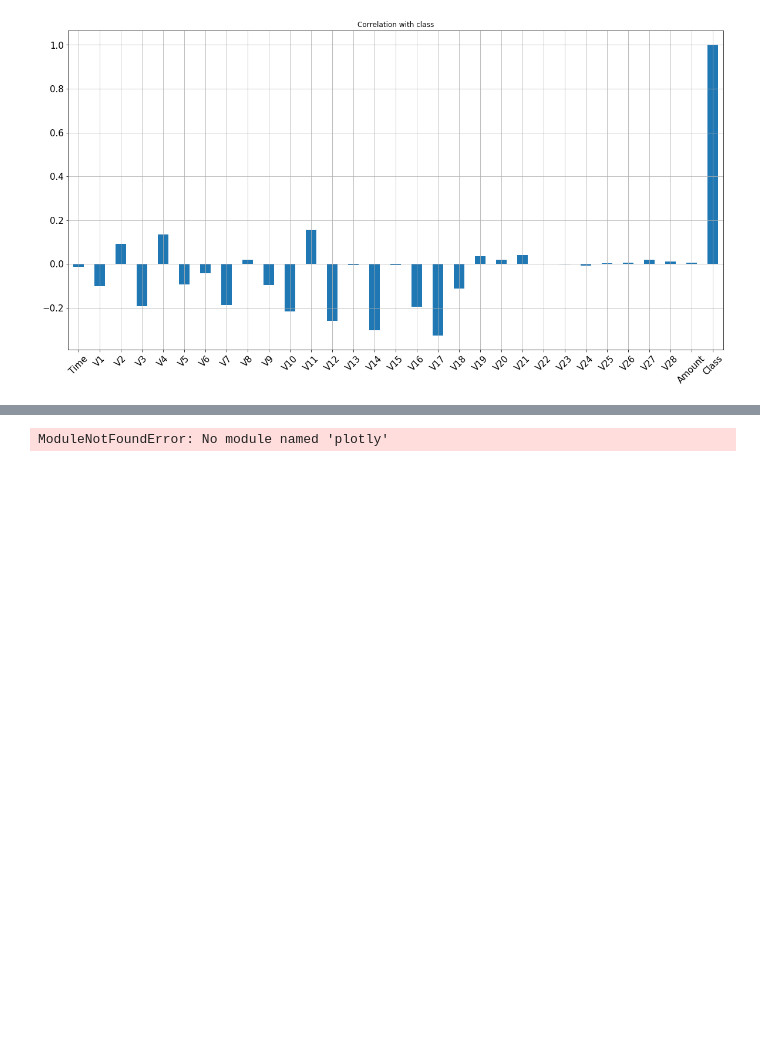
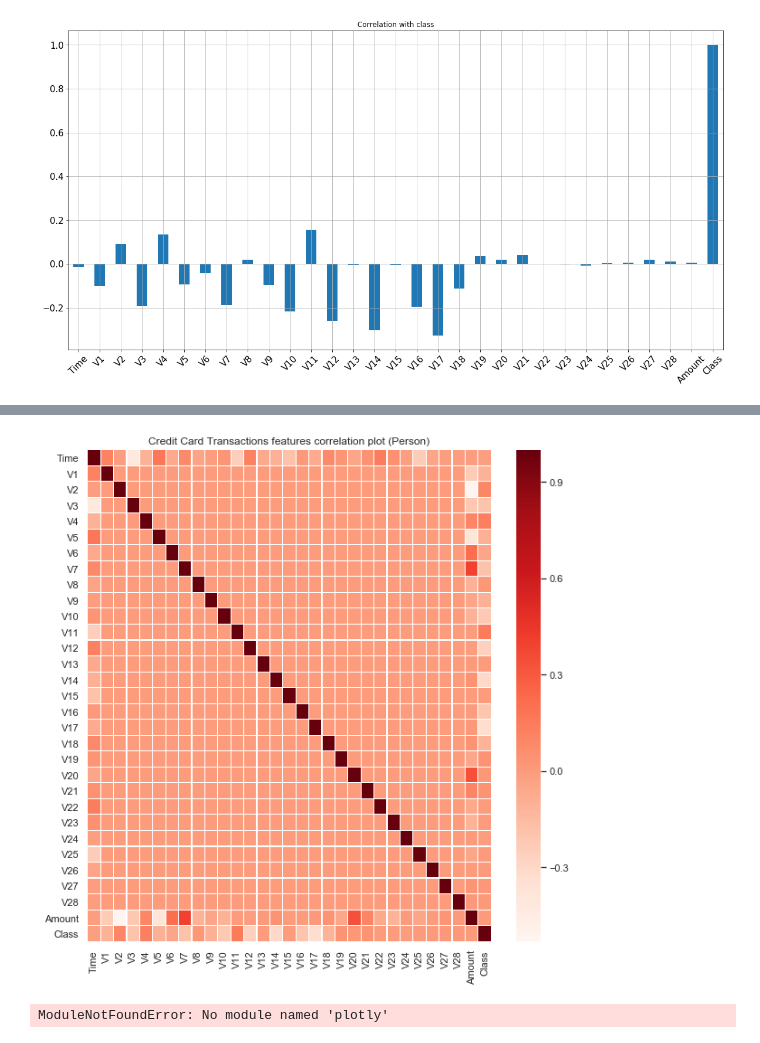
Before and after one commit to srivastavaaishwaryaa/DB, a Jupyter notebook: Creditcard.ipynb, the cells around one changed output, grey strips where cells are left out. Cells and saved outputs as stored; diff of their text form; code cells hidden in the pictures; blank space fills up the shorter version.

Commit message:
Correlation Matrix

```diff
--- a/Creditcard.ipynb
+++ b/Creditcard.ipynb
@@ -100,0 +86,11 @@ corr.head()
+# %%
+import seaborn as sn
+# Compute the correlation matrix
+corr = credit_card.corr()
+corr.head()
+plt.figure(figsize = (10,10))
+plt.title('Credit Card Transactions features correlation plot (Person)')
+sn.heatmap(corr,xticklabels=corr.columns,yticklabels=corr.columns,linewidths=.1,cmap="Reds")
+plt.show()
+# %% [output]
+[figure, added]
```
Also changed, not shown: parts of 2 cells of this notebook.
